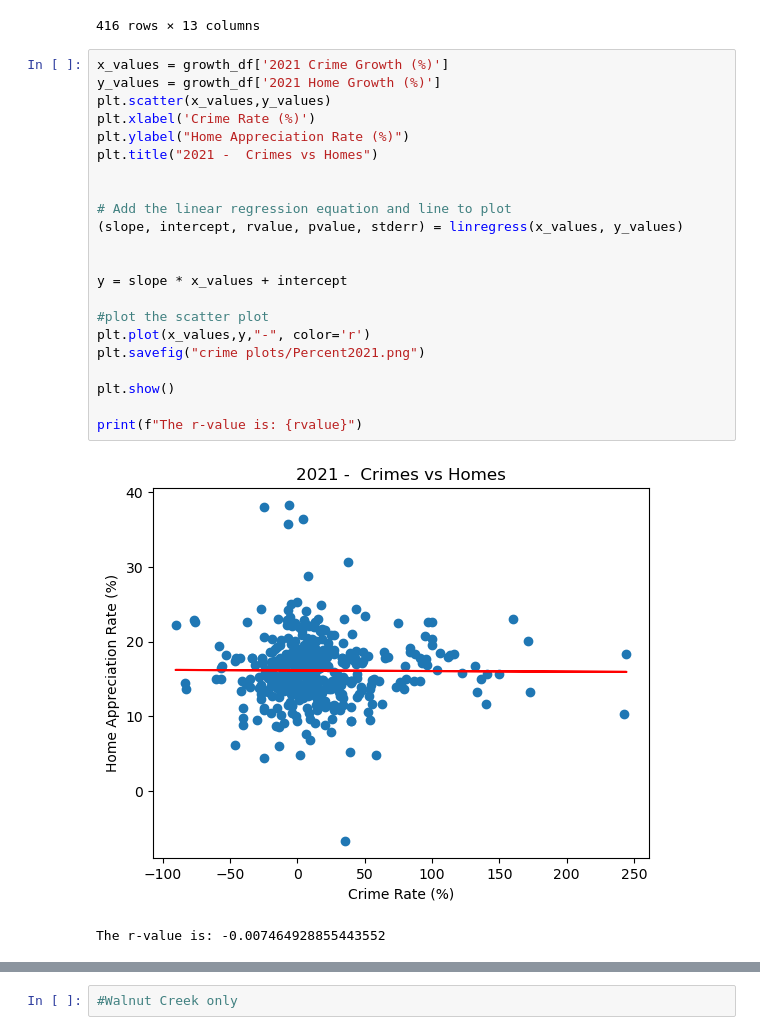
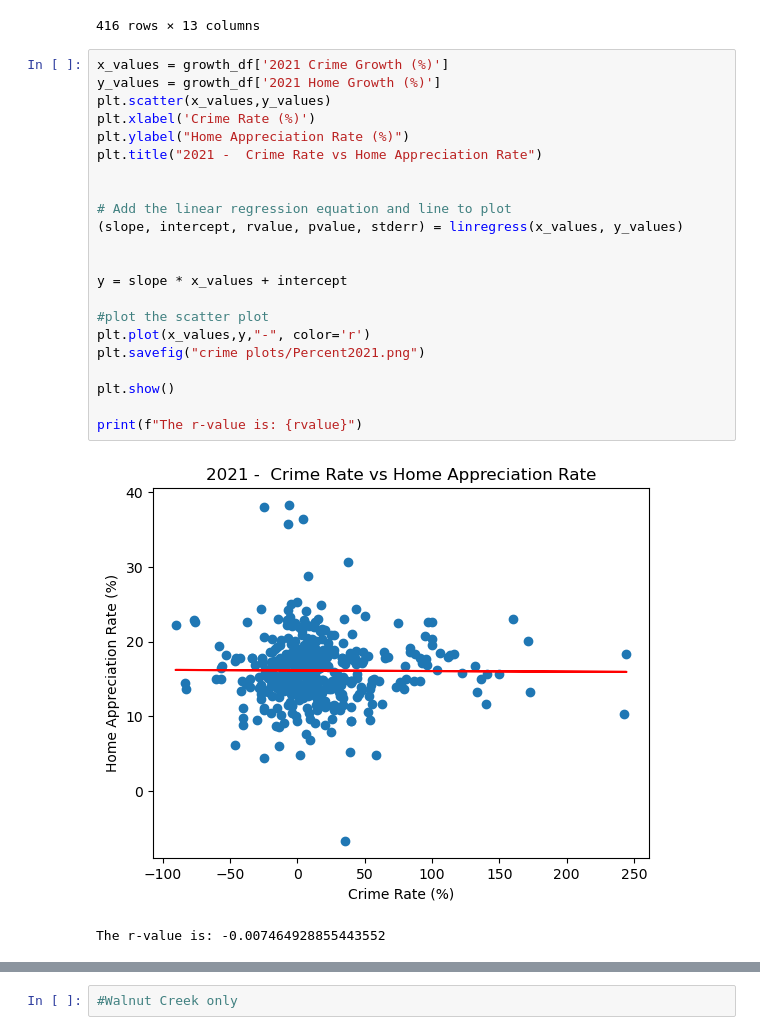
Before and after one commit to eshih22/team_project_1, a Jupyter notebook: Crime Analysis.ipynb, the cells around one changed output, grey strips where cells are left out. Drawn from its saved outputs; the diff is of its cells as text.

```diff
--- a/Crime Analysis.ipynb
+++ b/Crime Analysis.ipynb
@@ -649,27 +677,27 @@ See the caveats in the documentation: https://pandas.pydata.org/pandas-docs/stab
 # %%
 x_values = growth_df['2021 Crime Growth (%)']
 y_values = growth_df['2021 Home Growth (%)']
 plt.scatter(x_values,y_values)
 plt.xlabel('Crime Rate (%)')
 plt.ylabel("Home Appreciation Rate (%)")
-plt.title("2021 -  Crimes vs Homes")
+plt.title("2021 -  Crime Rate vs Home Appreciation Rate")
 
 
 # Add the linear regression equation and line to plot
 (slope, intercept, rvalue, pvalue, stderr) = linregress(x_values, y_values)
 
 
 y = slope * x_values + intercept
 
 #plot the scatter plot
 plt.plot(x_values,y,"-", color='r')
 plt.savefig("crime plots/Percent2021.png")
 
 plt.show()
 
 print(f"The r-value is: {rvalue}")
 # %% [output]
-[figure, old version]
+[figure, new version]
 The r-value is: -0.007464928855443552
 # %%
 x_values = growth_df['2020 Crime Growth (%)']
```
Also changed, not shown: parts of 30 cells of this notebook, 27 other files.
